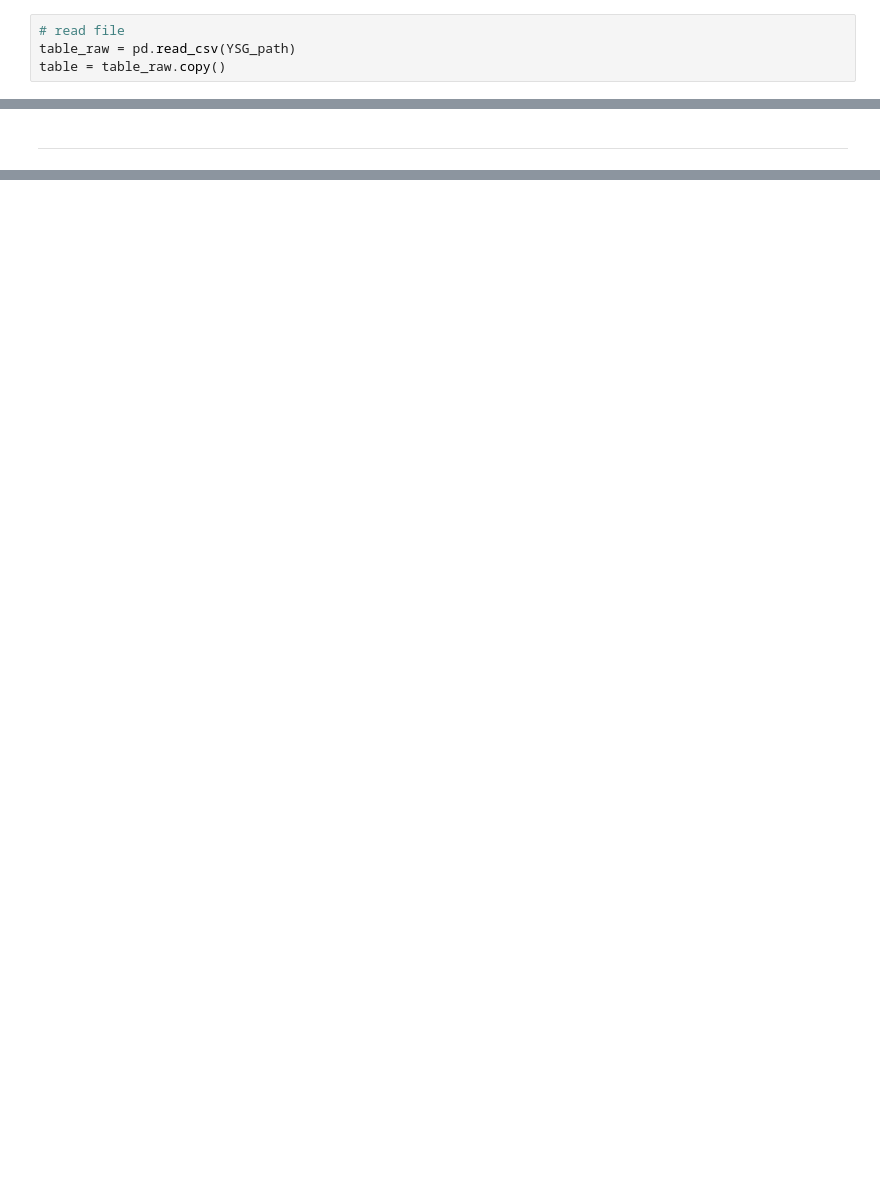
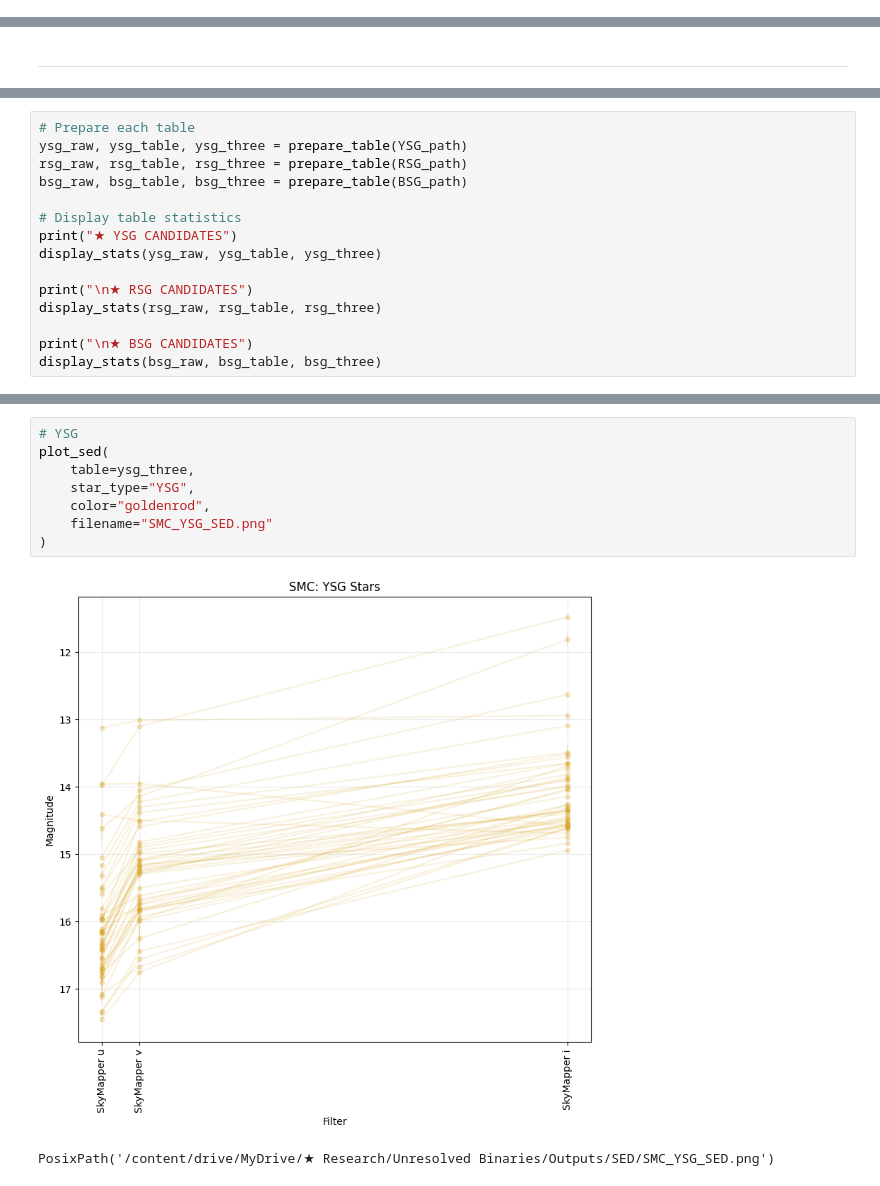
Before and after one commit to LuxTenebriis/SMC_SED, a Jupyter notebook: Lux_SMC_SED_project.ipynb, the cells around one changed output, grey strips where cells are left out. Cells and saved outputs as stored; diff of their text form; blank space fills up the shorter version.

Commit message:
Add SkyMapper data cleaning and SMC stellar SED plotting functions

```diff
--- a/Lux_SMC_SED_project.ipynb
+++ b/Lux_SMC_SED_project.ipynb
@@ -56,7 +58,3 @@ wavelengths = np.array([
     384.0,  # SkyMapper v
     779.0   # SkyMapper i
 ])
-# %%
-# read file
-table_raw = pd.read_csv(YSG_path)
-table = table_raw.copy()
@@ -185,0 +179,15 @@ NameError: name 'filename' is not defined
+# %%
+# Prepare each table
+ysg_raw, ysg_table, ysg_three = prepare_table(YSG_path)
+rsg_raw, rsg_table, rsg_three = prepare_table(RSG_path)
+bsg_raw, bsg_table, bsg_three = prepare_table(BSG_path)
+
+# Display table statistics
+print("★ YSG CANDIDATES")
+display_stats(ysg_raw, ysg_table, ysg_three)
+
+print("\n★ RSG CANDIDATES")
+display_stats(rsg_raw, rsg_table, rsg_three)
+
+print("\n★ BSG CANDIDATES")
+display_stats(bsg_raw, bsg_table, bsg_three)
@@ -185,0 +419,11 @@ NameError: name 'filename' is not defined
+# %%
+# YSG
+plot_sed(
+    table=ysg_three,
+    star_type="YSG",
+    color="goldenrod",
+    filename="SMC_YSG_SED.png"
+)
+# %% [output]
+[figure, added]
+PosixPath('/content/drive/MyDrive/★ Research/Unresolved Binaries/Outputs/SED/SMC_YSG_SED.png')
```
Also changed, not shown: parts of 14 cells of this notebook.
